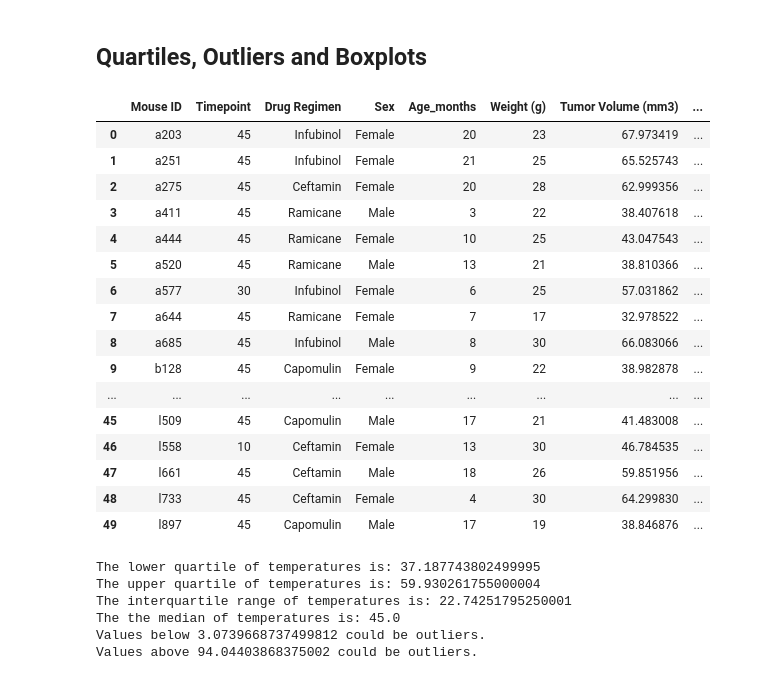
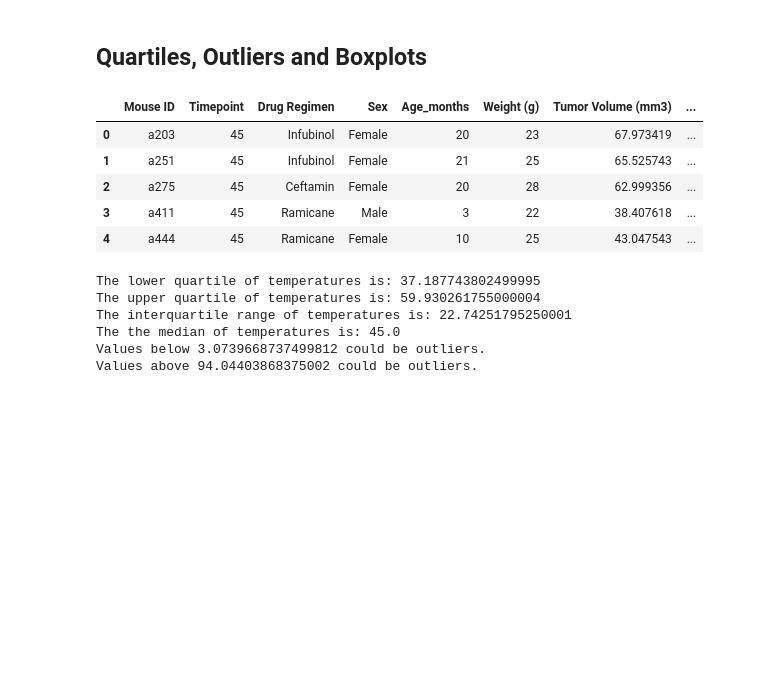
Before and after one commit to Sunny419-hub/Matplotlib-challenge, a Jupyter notebook: Pymaceuticals/pymaceuticals.ipynb, the cells around one changed output. Saved outputs shown, nothing was run; the diff lists cells and outputs as text; code cells hidden in the pictures; blank space fills up the shorter version.

```diff
--- a/Pymaceuticals/pymaceuticals.ipynb
+++ b/Pymaceuticals/pymaceuticals.ipynb
@@ -221,37 +221,26 @@ plt.show()
 # %%
 # Calculate the final tumor volume of each mouse across four of the treatment regimens:
 # Capomulin, Ramicane, Infubinol, and Ceftamin
 four_reg = mice_results[(mice_results["Drug Regimen"]=="Capomulin") | (mice_results["Drug Regimen"]=="Ramicane") |
                             (mice_results["Drug Regimen"]=="Infubinol") | (mice_results["Drug Regimen"]=="Ceftamin")]
 
 # Start by getting the last (greatest) timepoint for each mouse
 
 time_point = pd.DataFrame(four_reg.groupby(["Mouse ID"]).max()["Timepoint"])
 
 time_point
 
 # Merge this group df with the original dataframe to get the tumor volume at the last timepoint
 
 last_tumor_volume= pd.merge(time_point,four_reg,how="inner", on=["Mouse ID","Timepoint"])
-last_tumor_volume.head(50)
+last_tumor_volume.head()
 # %% [output]
 |  | Mouse ID | Timepoint | Drug Regimen | Sex | Age_months | Weight (g) | Tumor Volume (mm3) | ... |
 | 0 | a203 | 45 | Infubinol | Female | 20 | 23 | 67.973419 | ... |
 | 1 | a251 | 45 | Infubinol | Female | 21 | 25 | 65.525743 | ... |
 | 2 | a275 | 45 | Ceftamin | Female | 20 | 28 | 62.999356 | ... |
 | 3 | a411 | 45 | Ramicane | Male | 3 | 22 | 38.407618 | ... |
 | 4 | a444 | 45 | Ramicane | Female | 10 | 25 | 43.047543 | ... |
-| 5 | a520 | 45 | Ramicane | Male | 13 | 21 | 38.810366 | ... |
-| 6 | a577 | 30 | Infubinol | Female | 6 | 25 | 57.031862 | ... |
-| 7 | a644 | 45 | Ramicane | Female | 7 | 17 | 32.978522 | ... |
-| 8 | a685 | 45 | Infubinol | Male | 8 | 30 | 66.083066 | ... |
-| 9 | b128 | 45 | Capomulin | Female | 9 | 22 | 38.982878 | ... |
-| ... | ... | ... | ... | ... | ... | ... | ... | ... |
-| 45 | l509 | 45 | Capomulin | Male | 17 | 21 | 41.483008 | ... |
-| 46 | l558 | 10 | Ceftamin | Female | 13 | 30 | 46.784535 | ... |
-| 47 | l661 | 45 | Ceftamin | Male | 18 | 26 | 59.851956 | ... |
-| 48 | l733 | 45 | Ceftamin | Female | 4 | 30 | 64.299830 | ... |
-| 49 | l897 | 45 | Capomulin | Male | 17 | 19 | 38.846876 | ... |
 # %%
 # Put treatments into a list for for loop (and later for plot labels)
 treatments = last_tumor_volume["Drug Regimen"].to_list()
```
Also changed, not shown: parts of 2 cells of this notebook.
